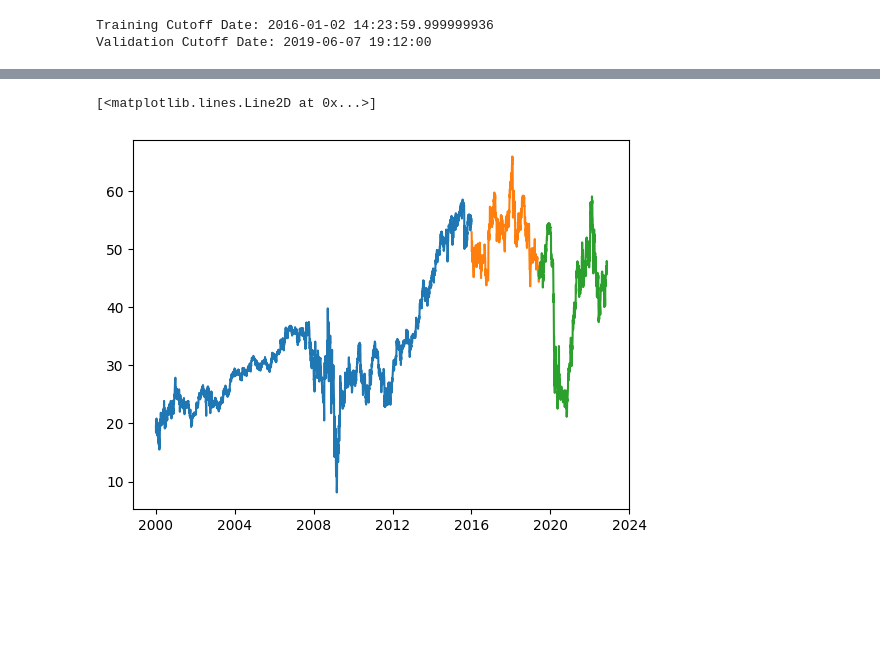
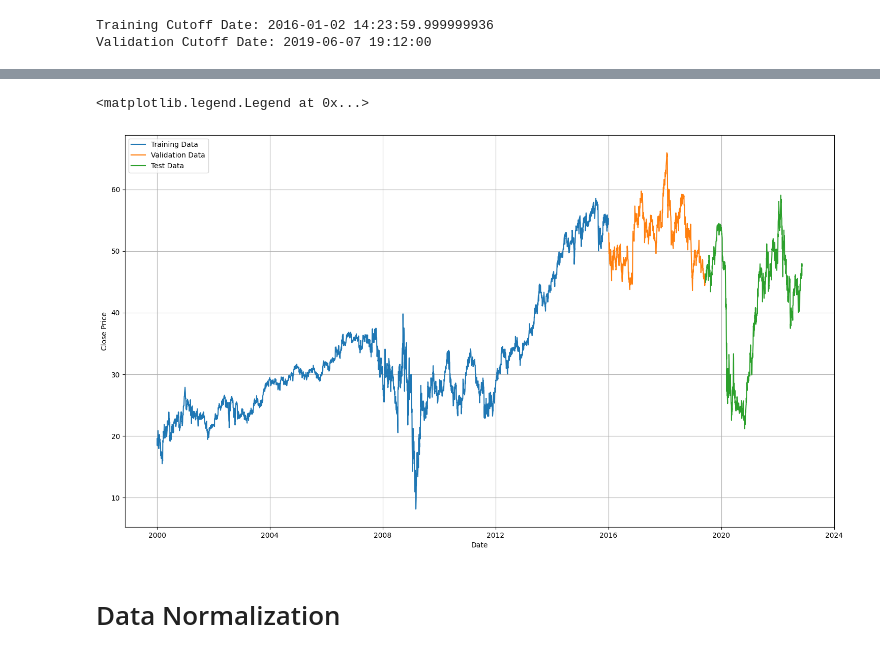
Before and after one commit to ShirsenduRyo/Stock-CNN-LSTM, a Jupyter notebook: TSFA 1.ipynb, the cells around one changed output, grey strips where cells are left out. Cells and saved outputs as stored; diff of their text form; code cells hidden in the pictures; blank space fills up the shorter version.

```diff
--- a/TSFA 1.ipynb
+++ b/TSFA 1.ipynb
@@ -25,10 +39,10 @@ warnings.filterwarnings('ignore')
 # %% [markdown]
 # Utility Functions
 # %%
-def plot_series(time, series, lab, form='-', start=0, end=None):
-    plt.plot(time[start:end], series[start:end], form, label=lab)
+def plotSeries(time, series, lab,form='-'):
+    plt.plot(time, series, form, label=lab)
     plt.xlabel("Date")
-    plt.ylabel("Price")
+    plt.ylabel("Close Price")
     plt.grid(True)
 # %% [markdown]
 # The Data
@@ -89,7 +103,7 @@ print("Min:", min_date, "Max:", max_date)
 # %% [output]
 Min: 2000-01-03 00:00:00 Max: 2022-11-11 00:00:00
 # %%
-train_percent = .70
+train_percent = .7
 valid_percent = .15
 
 time_between = max_date - min_date
@@ -127,6 +132,0 @@ train_dataset
-# %%
-def plotSeries(time, series, lab, form='-', start=0, end=None):
-    plt.plot(time[start:end], series[start:end], form, label=lab)
-    plt.xlabel("Date")
-    plt.ylabel("Price")
-    plt.grid(True)
@@ -156,7 +135,12 @@ train_df.head()
 # %%
-plt.plot(train_df.Date,train_df.Close)
-plt.plot(valid_df.Date,valid_df.Close)
-plt.plot(test_df.Date,test_df.Close)
+plt.figure(figsize=(18, 10))
+
+plotSeries(train_df.Date, train_df.Close, "Training Data")
+plotSeries(valid_df.Date, valid_df.Close, "Validation Data")
+plotSeries(test_df.Date, test_df.Close, "Test Data")
+plt.legend(loc='upper left')
 # %% [output]
-[<matplotlib.lines.Line2D at 0x...>]
+<matplotlib.legend.Legend at 0x...>
-[figure, old version]
+[figure, new version]
+# %% [markdown]
+# Data Normalization
```
Also changed, not shown: parts of 18 cells of this notebook, 1 other file.
